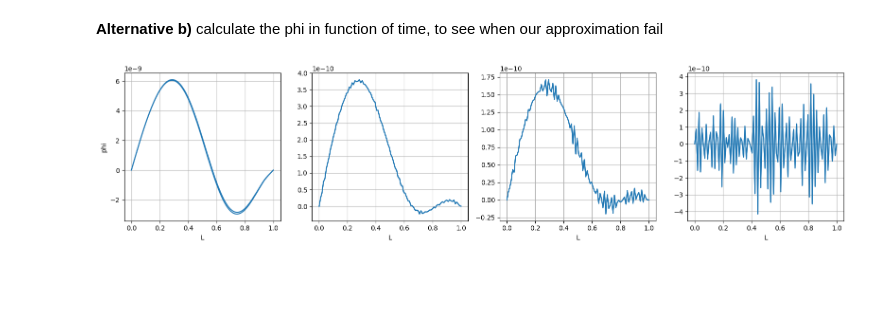
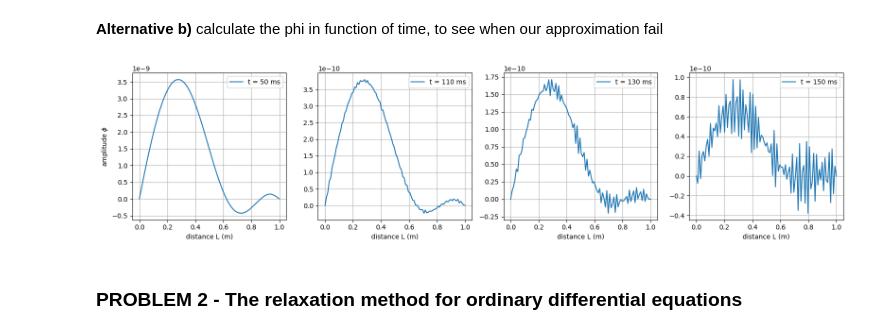
Before and after one commit to physerikc/computational-physics-II, a Jupyter notebook: list3 - ordinary differential equations.ipynb, the cells around one changed output. Drawn from its saved outputs; the diff is of its cells as text; code cells hidden in the pictures; blank space fills up the shorter version.

```diff
--- a/list3 - ordinary differential equations.ipynb
+++ b/list3 - ordinary differential equations.ipynb
@@ -65,7 +67,8 @@ N = 100
 v = 100
 a = L/N
 
-ts = array([0.01, 0.11, 0.13, 0.2], float)
+# ts = array([0.01, 0.11, 0.13, 0.2], float)
+ts = array([0.050, 0.110, 0.130, 0.150], float)
 
 x = linspace(0, L, N)
 # %%
@@ -81,29 +84,34 @@ psiprime = copy(psi)
 # %%
 t, epsilon = 0.0, 1e-6
 tend = max(ts) + epsilon
 
 fig, axs = plt.subplots(1, 4, figsize=(16, 4))
 
 while t < tend:
     for i in range(1, N-1):
 
         phiprime[i] = phi[i] + h*psi[i]
         psiprime[i] = psi[i] + (phi[i-1] + phi[i+1] - 2*phi[i])*h*(v**2/a**2)       # [i-1] and [i+1] because our phi
                                                                                     # has space 'a' between 2 values
     t += h
     phi = phiprime
     psi = psiprime
 
     for index, time in enumerate(ts):
         if abs(t-time)<epsilon:
 
-            axs[index].plot(x, phi ,c='tab:blue', label=f't = {time}')
+            axs[index].cla()
+            axs[index].plot(x, phi ,c='tab:blue', label=f't = {1000*time:.0f} ms')
 
-            axs[0].set_ylabel('phi')
-            axs[index].set_xlabel('L')
+            axs[0].set_ylabel(r'amplitude $\phi$')
+            axs[index].set_xlabel('distance L (m)')
             axs[index].grid(True)
+
+            axs[index].legend()
 
 plt.tight_layout()
 plt.show()
 # %% [output]
-[figure, old version]
+[figure, new version]
+# %% [markdown]
+### PROBLEM 2 - The relaxation method for ordinary differential equations
```
Also changed, not shown: parts of 1 cell of this notebook.
